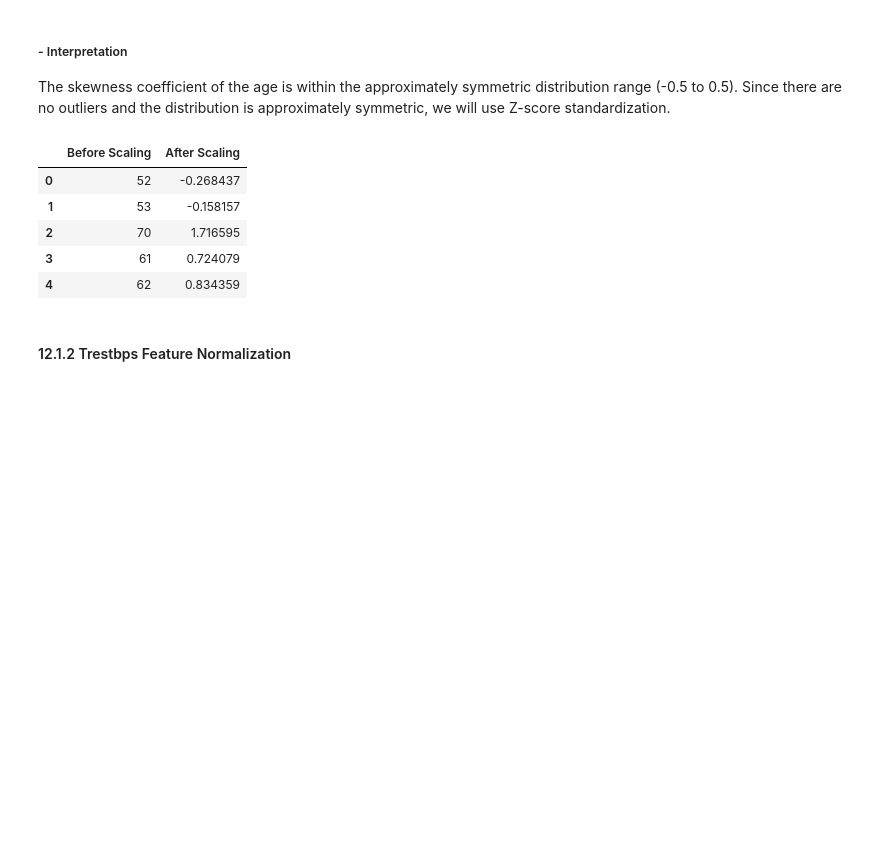
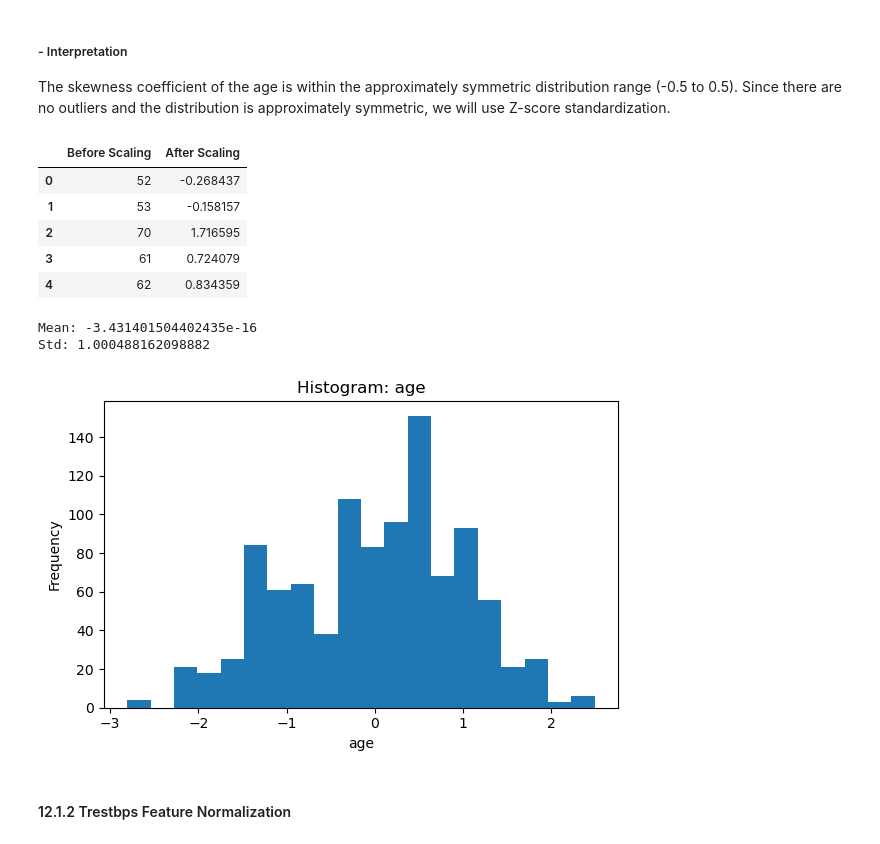
Before and after one commit to Janau00/SWE485-Project-Group9, a Jupyter notebook: Phase1_Data_Exploration.ipynb, the cells around one changed output. Saved outputs shown, nothing was run; the diff lists cells and outputs as text; code cells hidden in the pictures; blank space fills up the shorter version.

Commit message:
feat:add normalization verfication

```diff
--- a/Phase1_Data_Exploration.ipynb
+++ b/Phase1_Data_Exploration.ipynb
@@ -472,24 +483,47 @@ Since there are no outliers and the distribution is approximately symmetric, we
 # %%
 from sklearn.preprocessing import StandardScaler
 
 age_before=df['age']
 
 scaler = StandardScaler()
 df['age'] = scaler.fit_transform(df[['age']])
 
+#prove the success of the normalization
 age_comparison_table = pd.concat(
     [age_before.head(), df['age'].head()],
     axis=1,
     keys=['Before Scaling', 'After Scaling']
 )
 display(age_comparison_table)
+
+
+print("Mean:", df['age'].mean())
+print("Std:", df['age'].std())
+
+plt.figure(figsize=(6,4))
+plt.hist(df['age'].dropna(), bins=20)
+plt.title(f"Histogram: {'age'}")
+plt.xlabel('age')
+plt.ylabel("Frequency")
+plt.tight_layout()
+plt.show()
+
+plt.figure(figsize=(6,3.5))
+plt.boxplot(df['age'].dropna(), vert=False)
+plt.title(f"Box plot: {'age'}")
+plt.xlabel('age')
+plt.tight_layout()
+plt.show()
 # %% [output]
 |  | Before Scaling | After Scaling |
 | 0 | 52 | -0.268437 |
 | 1 | 53 | -0.158157 |
 | 2 | 70 | 1.716595 |
 | 3 | 61 | 0.724079 |
 | 4 | 62 | 0.834359 |
+Mean: -3.431401504402435e-16
+Std: 1.000488162098882
+[figure, added]
 # %% [markdown]
 #### 12.1.2 Trestbps Feature Normalization
 # %% [markdown]
```
Also changed, not shown: parts of 6 cells of this notebook.
